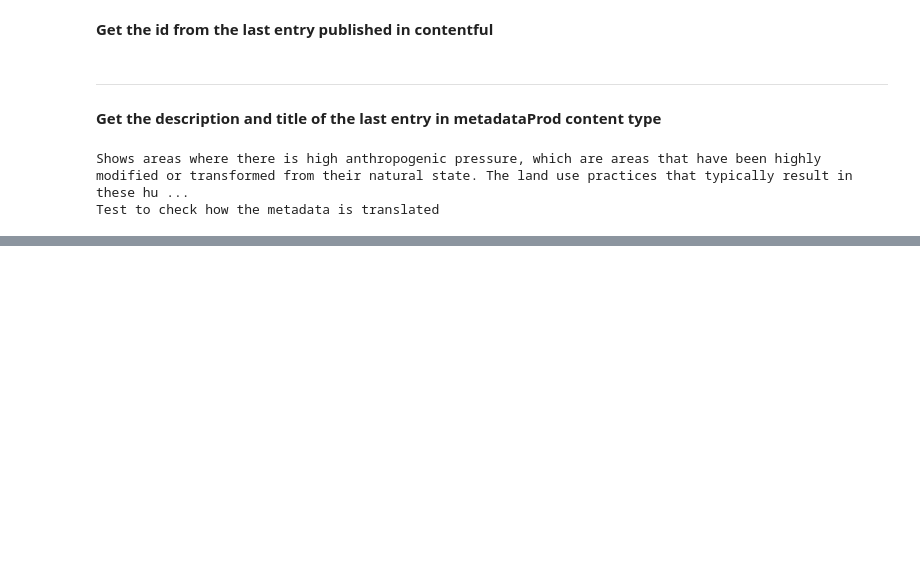
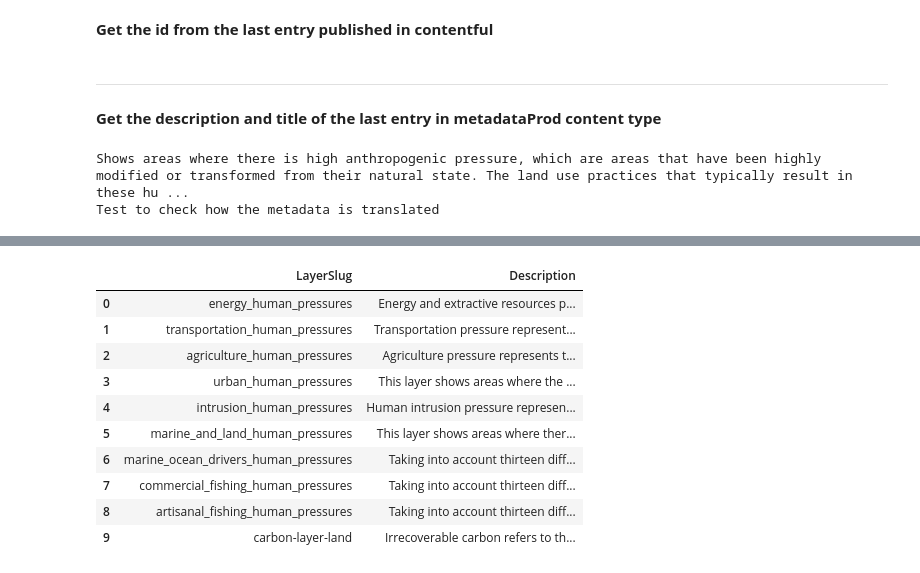
Before and after one commit to Vizzuality/he-scratchfolder, a Jupyter notebook: Contentful_entry_translation.ipynb, the cells around one changed output, grey strips where cells are left out. Saved outputs shown, nothing was run; the diff lists cells and outputs as text; code cells hidden in the pictures; blank space fills up the shorter version.

Commit message:
marine carbon metadata translations

```diff
--- a/Contentful_entry_translation.ipynb
+++ b/Contentful_entry_translation.ipynb
@@ -287,0 +294,62 @@ Test to check how the metadata is translated
+# %%
+# Specify the content type ID of the entries you want to query
+content_type_id = 'metadataProd'
+
+# Specify the field and value you want to search for
+field_name = 'fields.layerSlug'
+field_value = 'energy_human_pressures'
+
+# List of layerSlugs you want to query
+layerSlugs = [
+    'energy_human_pressures',
+    'transportation_human_pressures',
+    'agriculture_human_pressures',
+    'urban_human_pressures',
+    'intrusion_human_pressures',
+    'marine_and_land_human_pressures',
+    'marine_ocean_drivers_human_pressures',
+    'commercial_fishing_human_pressures',
+    'artisanal_fishing_human_pressures',
+    'carbon-layer-land'
+]
+
+# List to store dictionaries containing description and layerSlug for each entry
+data_list = []
+
+# Query the entries for each layerSlug
+for layerSlug in layerSlugs:
+    # Query the entries with the specified layerSlug value
+    entries = client2.entries({'content_type': content_type_id, 'fields.layerSlug': layerSlug})
+
+    # Check if any entries were returned for the current layerSlug
+    if entries.total > 0:
+        # Access the description field of the first matching entry
+        first_matching_entry = entries.items[0]
+
+        # Retrieve the "description" field value for the current layerSlug
+        description = first_matching_entry.description
+
+        if description:
+            data_list.append({'LayerSlug': layerSlug, 'Description': description})
+        else:
+            data_list.append({'LayerSlug': layerSlug, 'Description': 'No "description" field found for this layerSlug.'})
+    else:
+        data_list.append({'LayerSlug': layerSlug, 'Description': 'No matching entries found for this layerSlug.'})
+
+# Create a pandas DataFrame from the list of dictionaries
+df = pd.DataFrame(data_list)
+
+# Print the DataFrame
+df
+# %% [output]
+|  | LayerSlug | Description |
+| 0 | energy_human_pressures | Energy and extractive resources p... |
+| 1 | transportation_human_pressures | Transportation pressure represent... |
+| 2 | agriculture_human_pressures | Agriculture pressure represents t... |
+| 3 | urban_human_pressures | This layer shows areas where the ... |
+| 4 | intrusion_human_pressures | Human intrusion pressure represen... |
+| 5 | marine_and_land_human_pressures | This layer shows areas where ther... |
+| 6 | marine_ocean_drivers_human_pressures | Taking into account thirteen diff... |
+| 7 | commercial_fishing_human_pressures | Taking into account thirteen diff... |
+| 8 | artisanal_fishing_human_pressures | Taking into account thirteen diff... |
+| 9 | carbon-layer-land | Irrecoverable carbon refers to th... |
```
Also changed, not shown: parts of 11 cells of this notebook.
